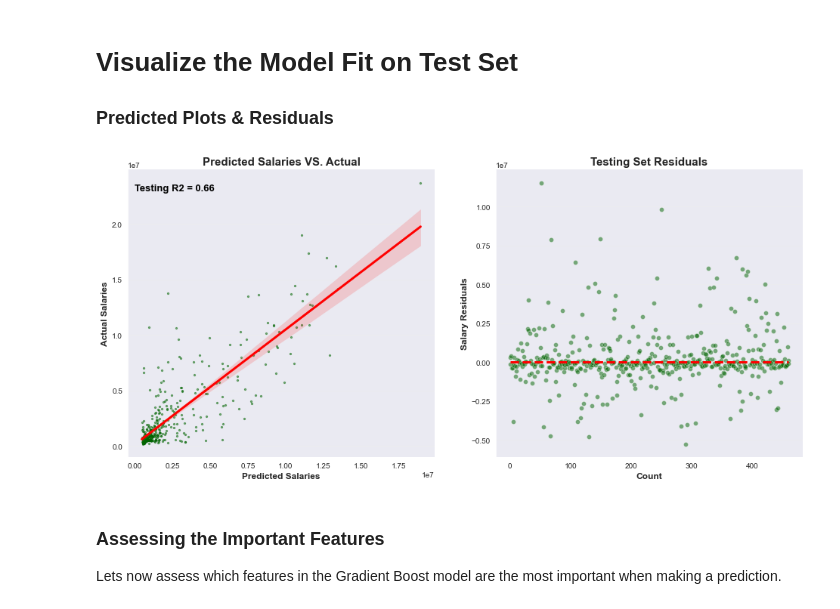
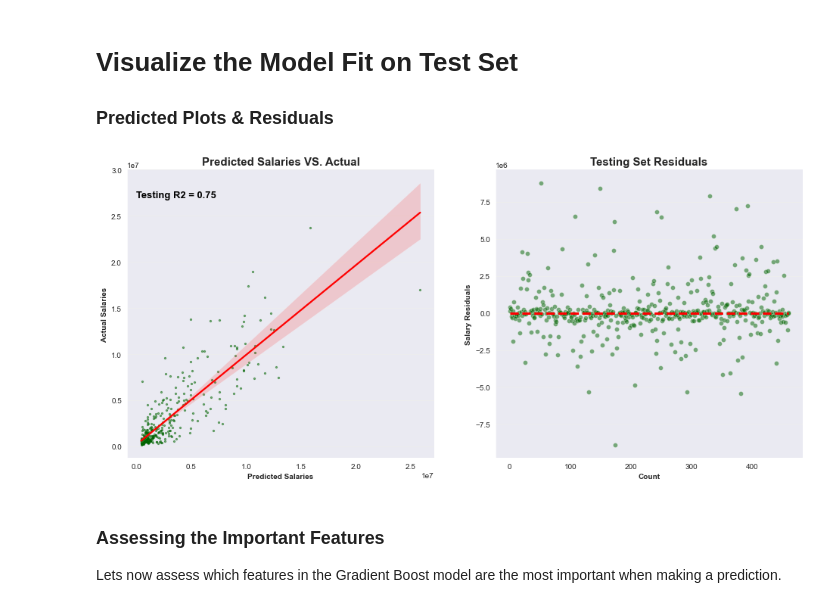
Before and after one commit to eric8395/baseball-analytics, a Jupyter notebook: Modeling Notebooks/Modeling - Batting Basic.ipynb, the cells around one changed output. Cells and saved outputs as stored; diff of their text form; code cells hidden in the pictures.

```diff
--- a/Modeling Notebooks/Modeling - Batting Basic.ipynb
+++ b/Modeling Notebooks/Modeling - Batting Basic.ipynb
@@ -254,7 +253,7 @@ top_features = ['Salary Difference', 'Age', 'H', 'R', 'RBI', 'BB', 'SO',
 # %%
 # feature selection, target variable = 'Adjusted 2021 Salary'
-X = bb_grouped[['Salary Difference', 'Age', 'H', 'R', 'RBI', 'BB', 'SO',
-               'SF', 'SH', 'GDP', 'SB', 'OPS']]
+X = bb_grouped[['Salary Difference', 'Age', 'H', 'R', 'RBI', 'BB', 'SO', 'SB', 'OPS']]
 y = bb_grouped['Adjusted 2021 Salary']
+
 grouped_X_train, grouped_X_test, grouped_y_train, grouped_y_test = train_test_split(X, y, random_state= 42)
 # %%
@@ -1014,7 +1016,7 @@ sns.regplot(ax = axes[0],
             line_kws={"color": "red"})
 
 # annotate regplot
-axes[0].text(1e2, 2.3e7, "Testing R2 = 0.66",
+axes[0].text(1e2, 2.7e7, "Testing R2 = 0.75",
              horizontalalignment='left', fontsize=13, color='black', weight = 'bold')
 
 # regplot labels
@@ -1025,34 +1027,34 @@ axes[0].set_title('Predicted Salaries VS. Actual', weight = 'bold', fontdict = {
 # plots residual
 sns.scatterplot(ax = axes[1],
                 x = range(log_grp_y_test.shape[0]),
                 y = resid,
                 alpha=0.5,
                 color= "darkgreen")
 # plot zero line in residual
 sns.lineplot(ax = axes[1],
              x=range(log_grp_y_test.shape[0]), y = 0,
              color='red', linestyle="dashed", linewidth = 3)
 
 # residual labels
 axes[1].set_xlabel('Count', weight = 'bold')
 axes[1].set_ylabel('Salary Residuals', weight = 'bold')
 axes[1].set_title('Testing Set Residuals', weight = 'bold', fontdict = {'fontsize' : 15})
 
 # removes top and right side axis
 sns.despine(right = True)
 
 # set gridline visibility
 axes[0].set_axisbelow(True)
 axes[0].yaxis.grid(True, color='#EEEEEE')
 axes[0].xaxis.grid(False)
 axes[1].set_axisbelow(True)
 axes[1].yaxis.grid(True, color='#EEEEEE')
 axes[1].xaxis.grid(False)
 
 plt.show()
 fig.savefig('plots/batting_basic_resids.png');
 # %% [output]
-[figure, old version]
+[figure, new version]
 # %% [markdown]
 ### Assessing the Important Features
 
```
Also changed, not shown: parts of 36 cells of this notebook, 4 other files.
